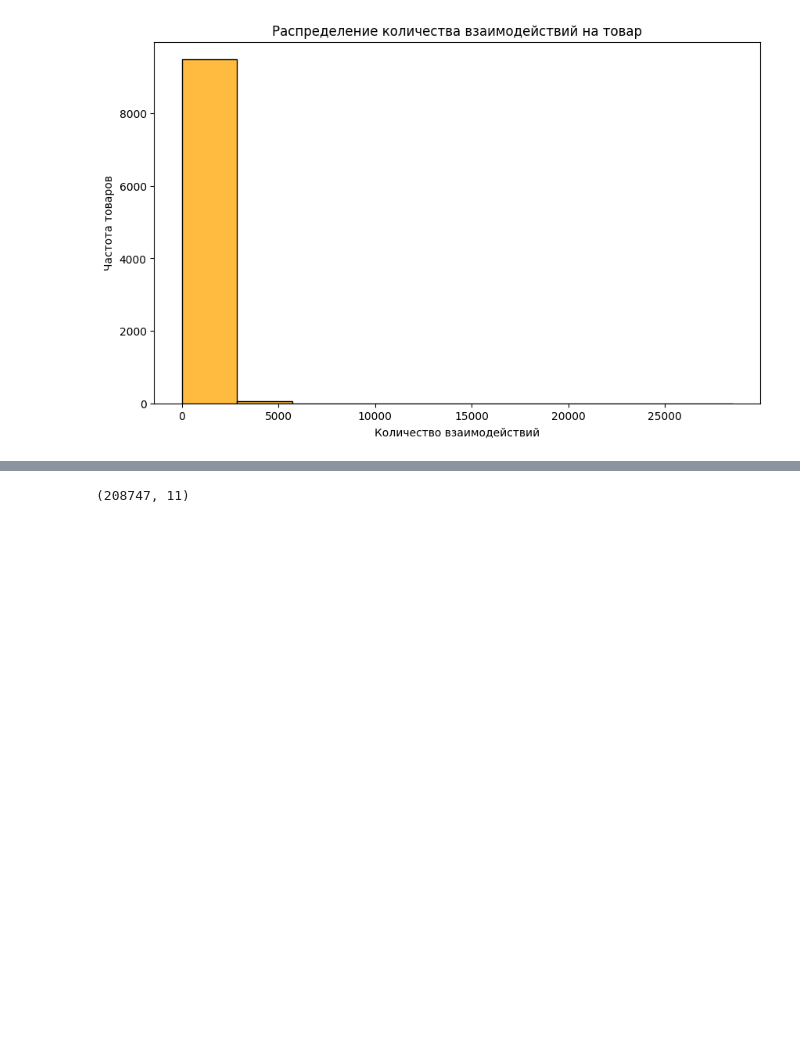
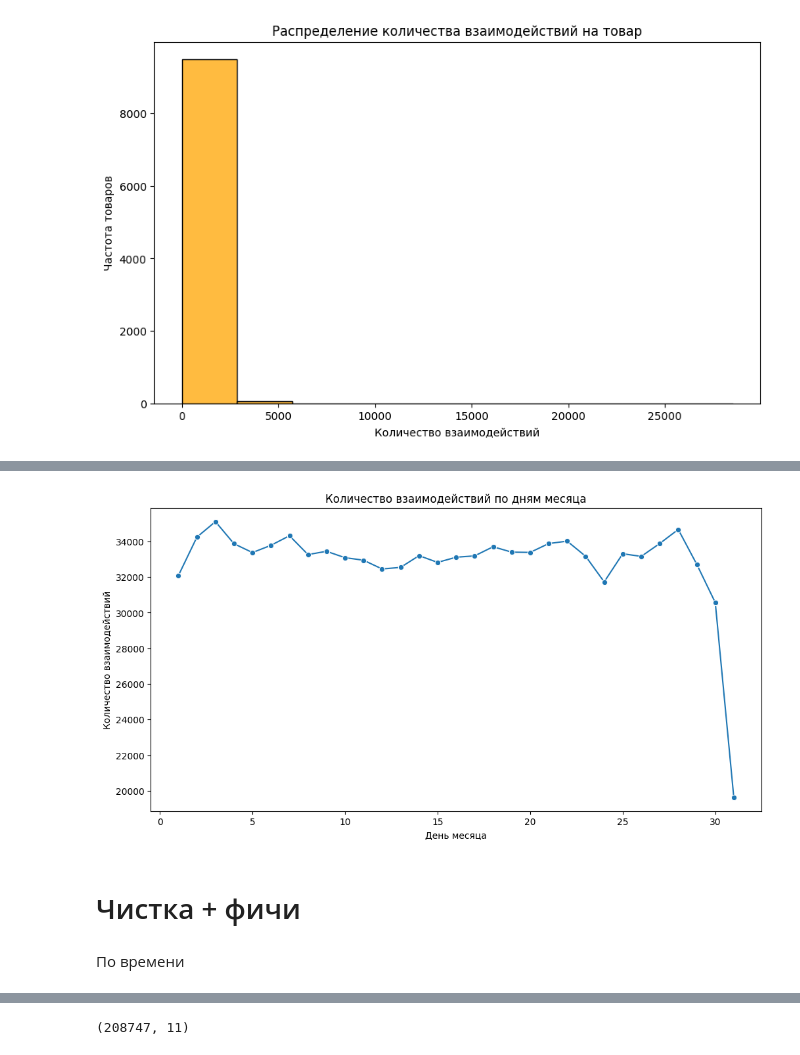
Before and after one commit to mariyaaach/predictive-shop, a Jupyter notebook: preprocess.ipynb, the cells around one changed output, grey strips where cells are left out. Cells and saved outputs as stored; diff of their text form; code cells hidden in the pictures; blank space fills up the shorter version.

```diff
--- a/preprocess.ipynb
+++ b/preprocess.ipynb
@@ -240,0 +300,16 @@ plt.show()
+# %%
+df['day_of_month'] = df['timestamp'].dt.day
+# %%
+daily_sales = df.groupby('day_of_month')['item_id'].count().reset_index()
+daily_sales.rename(columns={'item_id': 'sales'}, inplace=True)
+
+plt.figure(figsize=(12,6))
+sns.lineplot(x='day_of_month', y='sales', data=daily_sales, marker='o')
+plt.title('Количество взаимодействий по дням месяца')
+plt.xlabel('День месяца')
+plt.ylabel('Количество взаимодействий')
+plt.show()
+# %% [output]
+[figure, added]
+# %% [markdown]
+# Чистка + фичи
@@ -240,0 +322,2 @@ plt.show()
+# %% [markdown]
+По времени
```
Also changed, not shown: parts of 35 cells of this notebook.
